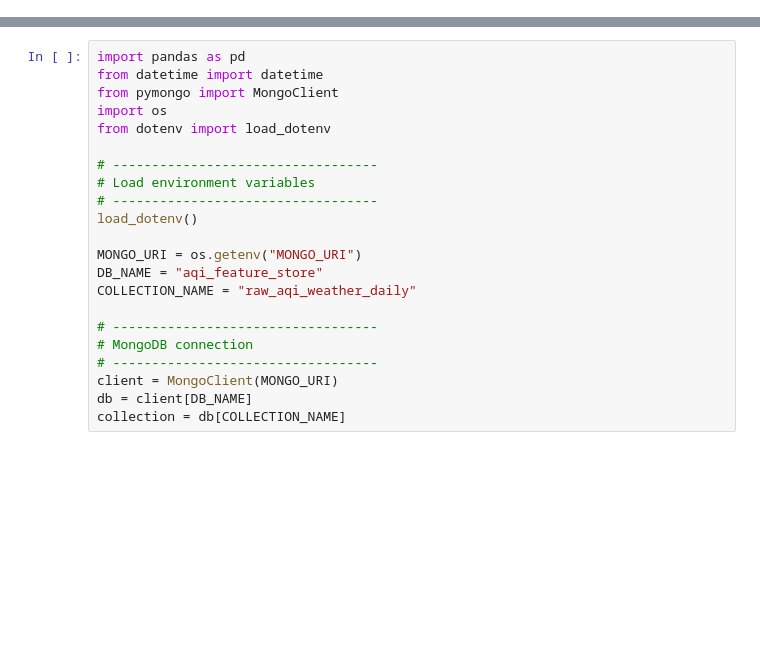
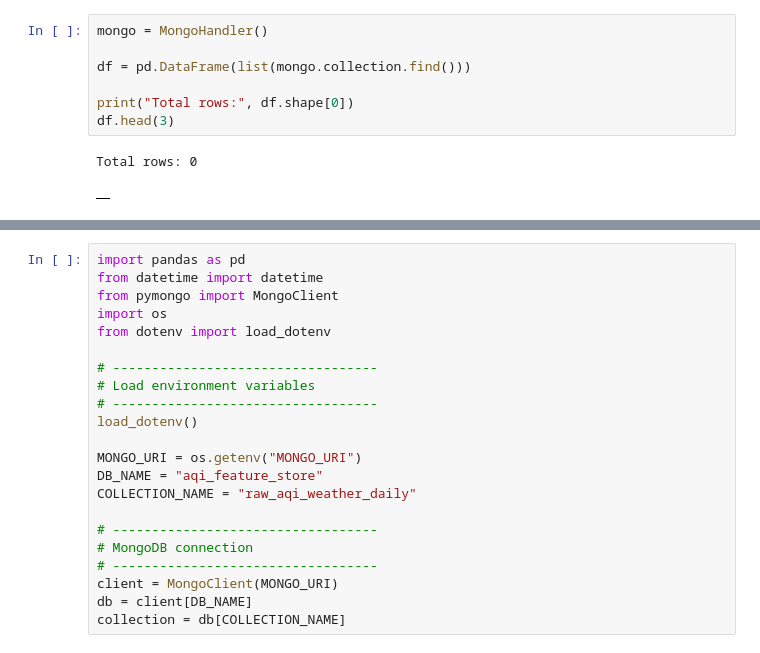
Before and after one commit to Nawab-Ahmed/aqi-forecasting-mlops, a Jupyter notebook: notebooks/data_cleaning.ipynb, the cells around one changed output, grey strips where cells are left out. Drawn from its saved outputs; the diff is of its cells as text; blank space fills up the shorter version.

```diff
--- a/notebooks/data_cleaning.ipynb
+++ b/notebooks/data_cleaning.ipynb
@@ -0,0 +11,10 @@
+# %%
+mongo = MongoHandler()
+
+df = pd.DataFrame(list(mongo.collection.find()))
+
+print("Total rows:", df.shape[0])
+df.head(3)
+# %% [output]
+Total rows: 0
+|  |
```
Also changed, not shown: parts of 2 cells of this notebook, 17 other files.
